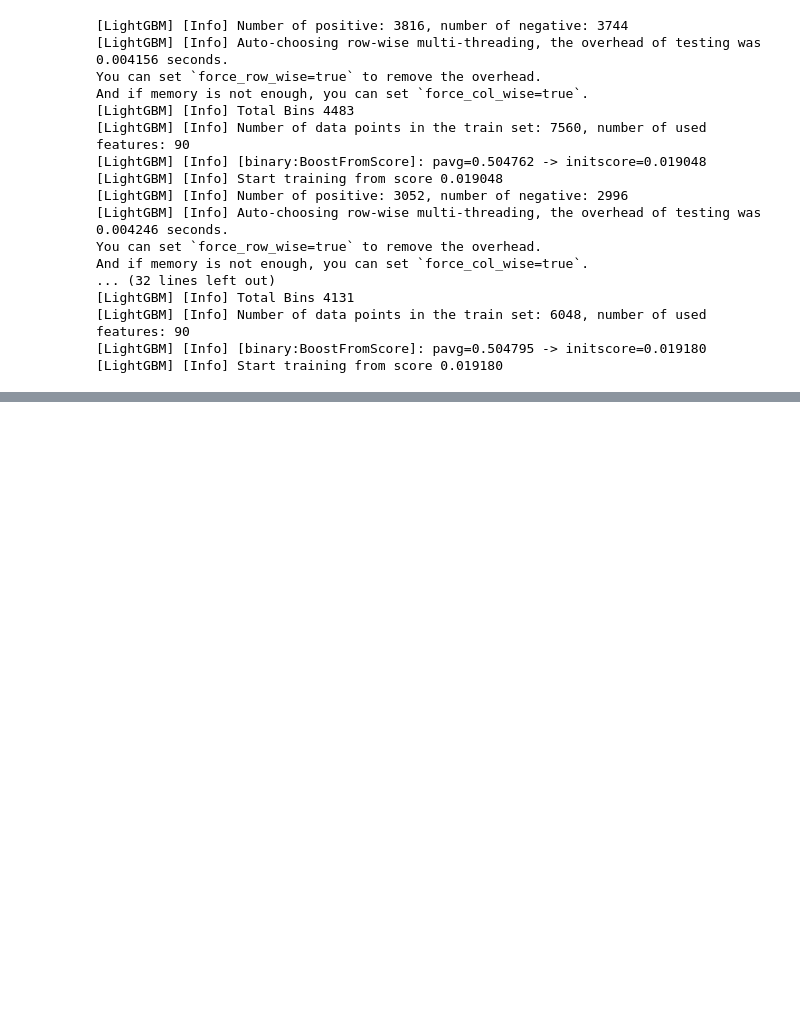
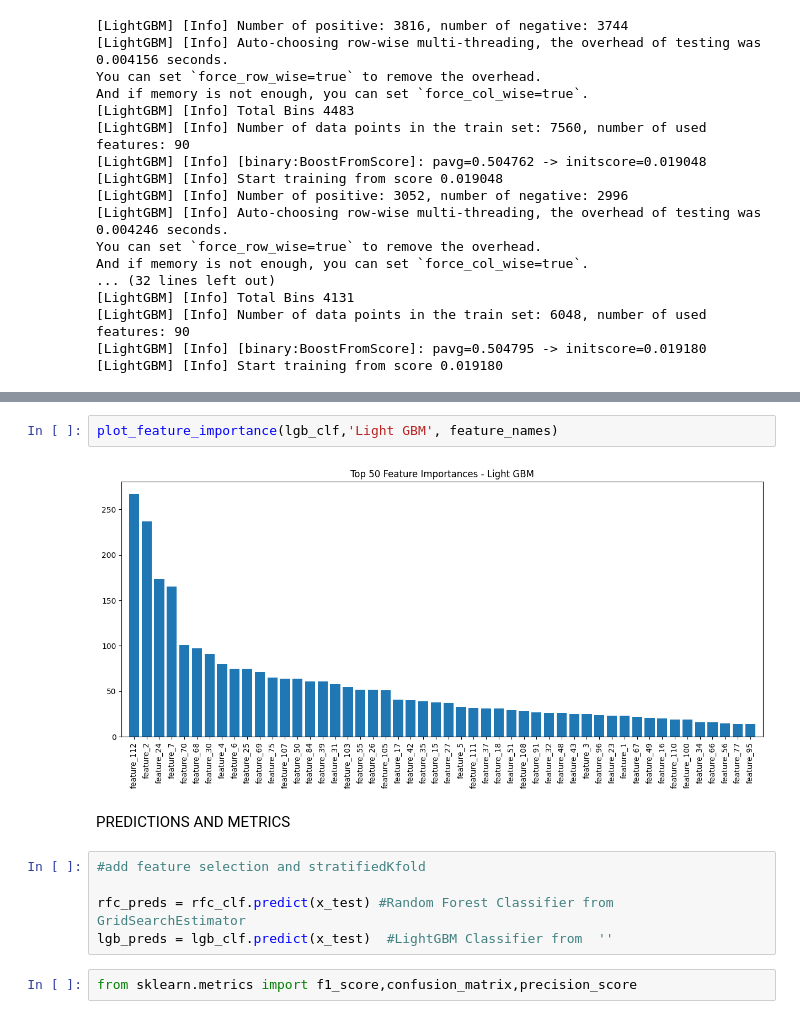
Before and after one commit to KizMan-23/finance_fraud, a Jupyter notebook: fraud_detection.ipynb, the cells around one changed output, grey strips where cells are left out. Cells and saved outputs as stored; diff of their text form; blank space fills up the shorter version.

```diff
--- a/fraud_detection.ipynb
+++ b/fraud_detection.ipynb
@@ -371,0 +375,13 @@ list(range(2,5,1))
+# %%
+plot_feature_importance(lgb_clf,'Light GBM', feature_names)
+# %% [output]
+[figure, added]
+# %% [markdown]
+PREDICTIONS AND METRICS
+# %%
+#add feature selection and stratifiedKfold
+
+rfc_preds = rfc_clf.predict(x_test) #Random Forest Classifier from GridSearchEstimator
+lgb_preds = lgb_clf.predict(x_test)  #LightGBM Classifier from  ''
+# %%
+from sklearn.metrics import f1_score,confusion_matrix,precision_score
```
Also changed, not shown: parts of 10 cells of this notebook.
